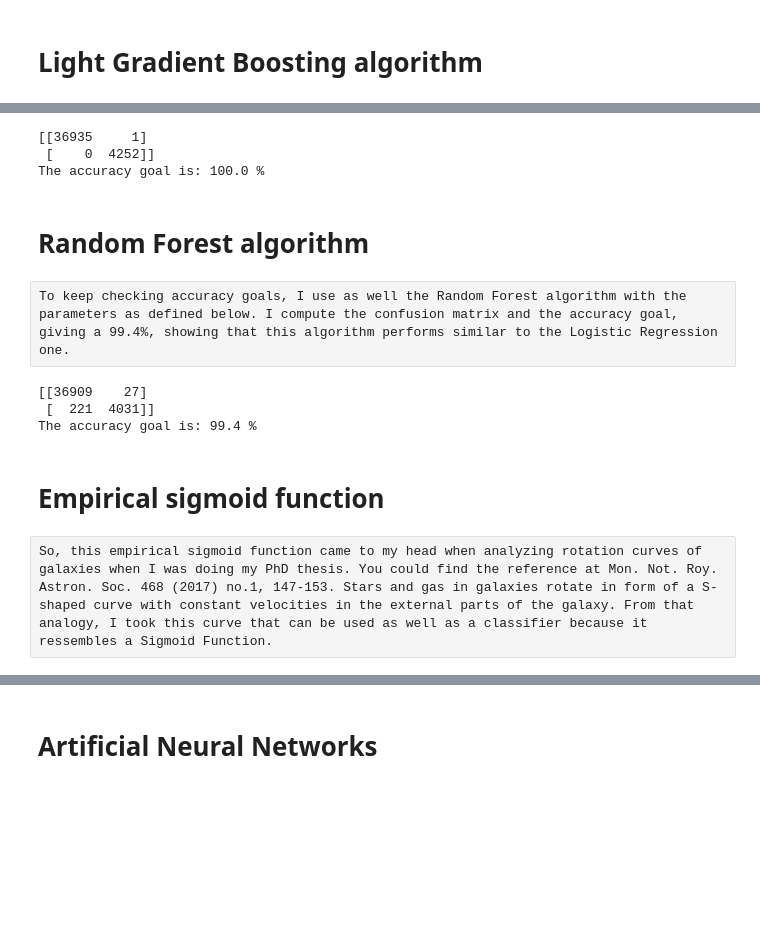
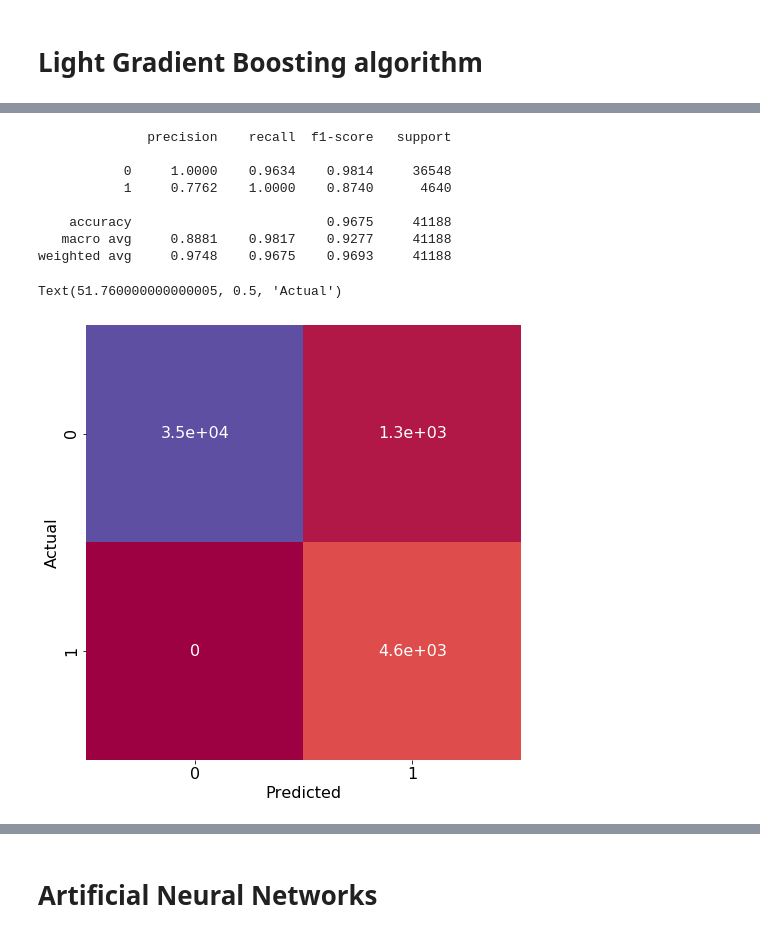
Before and after one commit to elopezfune/Bank-Marketing-with-social-economic-context-, a Jupyter notebook: Bank_Marketing.ipynb, the cells around one changed output, grey strips where cells are left out. Cells and saved outputs as stored; diff of their text form; code cells hidden in the pictures; blank space fills up the shorter version.

```diff
--- a/Bank_Marketing.ipynb
+++ b/Bank_Marketing.ipynb
@@ -497,73 +364,47 @@ In this section, I perform as well a classification technique but this time usin
 # %%
 import lightgbm as lgb
 from sklearn.svm import SVC
 from sklearn.model_selection import GridSearchCV
 
 # For this task we use a simple set of parameters to train the model.
 # I just want to create a baseline model, so I am not performing here cross validation or parameter tunning.
 
-lgb_train = lgb.Dataset(X_train, Y, free_raw_data=False)
-lgb_test = lgb.Dataset(X_train, Y, reference=lgb_train, free_raw_data=False)
+lgb_train = lgb.Dataset(X_train, Y_train, free_raw_data=False)
+lgb_test = lgb.Dataset(X_train, Y_train, reference=lgb_train, free_raw_data=False)
 
 parameters = {'num_leaves': 2**8,
               'learning_rate': 0.1,
               'is_unbalance': True,
               'min_split_gain': 0.1,
               'min_child_weight': 1,
               'reg_lambda': 1,
               'subsample': 1,
               'objective':'binary',
               #'device': 'gpu', # comment this line if you are not using GPU
               'task': 'train'
               }
 num_rounds = 300
 
 
 clf = lgb.train(parameters, lgb_train, num_boost_round=num_rounds)
 
-Y_prob_gb = clf.predict(X_train)
+Y_pred_lgb = clf.predict(X_train)
+Y_pred_lgb = np.where(Y_pred_lgb > 0.5, 1, 0)
 
-Y_pred_gb = np.where(Y_prob_gb > 0.5, 1, 0)
-cmatrix_gb = confusion_matrix(Y,Y_pred_gb)
-accgoal_gb = accuracy_score(Y, Y_pred_gb)
-print(cmatrix_gb)
-print("The accuracy goal is:", round(accgoal_gb*100,2),'%')
+print(classification_report(Y_train, Y_pred_lgb,digits=4))
 
-
-#plt.figure()
-#sns.heatmap(cmatrix_gb, annot=True, square=True, cmap = 'Purples_r')
-#plt.xlabel('Predicted')
-#plt.ylabel('Actual')
-#plt.rcParams['figure.figsize'] = (5.0, 5.0)    # ... and big plots
-#print('-----------------------')
+plt.figure(figsize=(8,8))
+sns.heatmap(confusion_matrix(Y_train, Y_pred_lgb), annot=True, square=True, cmap = 'Spectral', cbar=False)
+plt.xlabel('Predicted')
+plt.ylabel('Actual')
 # %% [output]
-[[36935     1]
- [    0  4252]]
-The accuracy goal is: 100.0 %
+              precision    recall  f1-score   support
+
+           0     1.0000    0.9634    0.9814     36548
+           1     0.7762    1.0000    0.8740      4640
+
+    accuracy                         0.9675     41188
+   macro avg     0.8881    0.9817    0.9277     41188
+weighted avg     0.9748    0.9675    0.9693     41188
+Text(51.760000000000005, 0.5, 'Actual')
+[figure, added]
-# %% [markdown]
-# Random Forest algorithm
-# %% [raw]
-To keep checking accuracy goals, I use as well the Random Forest algorithm with the parameters as defined below. I compute the confusion matrix and the accuracy goal, giving a 99.4%, showing that this algorithm performs similar to the Logistic Regression one.
-# %%
-from sklearn.ensemble import RandomForestClassifier
-
-classif_rmd = RandomForestClassifier(min_samples_leaf=150)
-classif_rmd.fit(X_train, Y)
-Y_pred_rmf = classif_rmd.predict(X_train)
-accgoal_rmf = accuracy_score(Y,Y_pred_rmf)
-cmatrix_rmf = confusion_matrix(Y, Y_pred_rmf)
-print(cmatrix_rmf)
-print("The accuracy goal is:", round(accgoal_rmf*100,2),'%')
-
-#sns.heatmap(cmatrix_rmf, annot=True, square=True, cmap = 'Greens_r')
-#plt.xlabel('Predicted')
-#plt.ylabel('Actual')
-#plt.rcParams['figure.figsize'] = (5.0, 5.0)    # ... and big plots
-# %% [output]
-[[36909    27]
- [  221  4031]]
-The accuracy goal is: 99.4 %
-# %% [markdown]
-# Empirical sigmoid function
-# %% [raw]
-So, this empirical sigmoid function came to my head when analyzing rotation curves of galaxies when I was doing my PhD thesis. You could find the reference at Mon. Not. Roy. Astron. Soc. 468 (2017) no.1, 147-153. Stars and gas in galaxies rotate in form of a S-shaped curve with constant velocities in the external parts of the galaxy. From that analogy, I took this curve that can be used as well as a classifier because it ressembles a Sigmoid Function.
```
Also changed, not shown: parts of 49 cells of this notebook.
